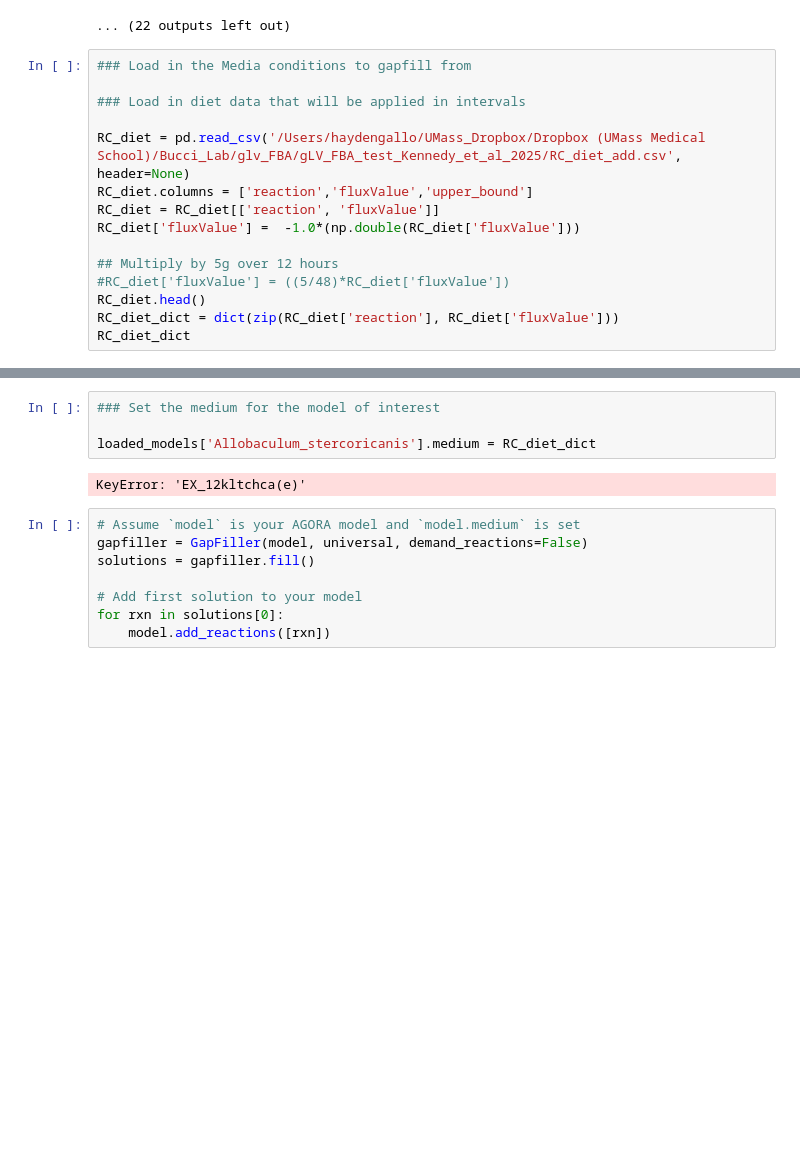
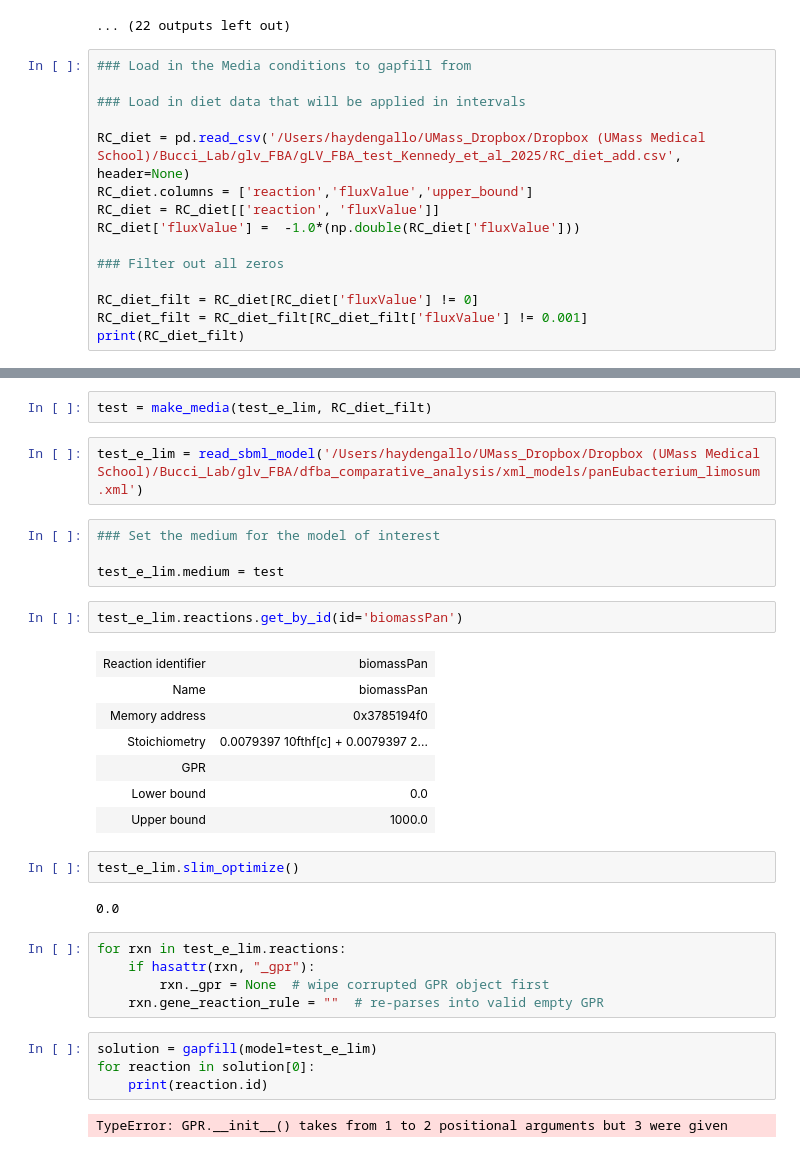
Before and after one commit to haydengallo/glv_dfba, a Jupyter notebook: gap_filling_AGORA.ipynb, the cells around one changed output, grey strips where cells are left out. Cells and saved outputs as stored; diff of their text form; blank space fills up the shorter version.

```diff
--- a/gap_filling_AGORA.ipynb
+++ b/gap_filling_AGORA.ipynb
@@ -86,9 +83,9 @@ RC_diet.columns = ['reaction','fluxValue','upper_bound']
 RC_diet = RC_diet[['reaction', 'fluxValue']]
 RC_diet['fluxValue'] =  -1.0*(np.double(RC_diet['fluxValue']))
 
-## Multiply by 5g over 12 hours
-#RC_diet['fluxValue'] = ((5/48)*RC_diet['fluxValue'])
-RC_diet.head()
-RC_diet_dict = dict(zip(RC_diet['reaction'], RC_diet['fluxValue']))
-RC_diet_dict
+### Filter out all zeros
+
+RC_diet_filt = RC_diet[RC_diet['fluxValue'] != 0]
+RC_diet_filt = RC_diet_filt[RC_diet_filt['fluxValue'] != 0.001]
+print(RC_diet_filt)
 # %% [output]
@@ -112,14 +118,33 @@ RC_diet_dict
+# %%
+test = make_media(test_e_lim, RC_diet_filt)
+# %%
+test_e_lim = read_sbml_model('/Users/haydengallo/UMass_Dropbox/Dropbox (UMass Medical School)/Bucci_Lab/glv_FBA/dfba_comparative_analysis/xml_models/panEubacterium_limosum.xml')
 # %%
 ### Set the medium for the model of interest
 
-loaded_models['Allobaculum_stercoricanis'].medium = RC_diet_dict
+test_e_lim.medium = test
-# %% [output]
-KeyError: 'EX_12kltchca(e)'
-# %%
-# Assume `model` is your AGORA model and `model.medium` is set
-gapfiller = GapFiller(model, universal, demand_reactions=False)
-solutions = gapfiller.fill()
-
-# Add first solution to your model
-for rxn in solutions[0]:
-    model.add_reactions([rxn])
+# %%
+test_e_lim.reactions.get_by_id(id='biomassPan')
+# %% [output]
+| Reaction identifier | biomassPan |
+| Name | biomassPan |
+| Memory address | 0x3785194f0 |
+| Stoichiometry | 0.0079397 10fthf[c] + 0.0079397 2... |
+| GPR |  |
+| Lower bound | 0.0 |
+| Upper bound | 1000.0 |
+# %%
+test_e_lim.slim_optimize()
+# %% [output]
+0.0
+# %%
+for rxn in test_e_lim.reactions:
+    if hasattr(rxn, "_gpr"):
+        rxn._gpr = None  # wipe corrupted GPR object first
+    rxn.gene_reaction_rule = ""  # re-parses into valid empty GPR
+# %%
+solution = gapfill(model=test_e_lim)
+for reaction in solution[0]:
+    print(reaction.id)
+# %% [output]
+TypeError: GPR.__init__() takes from 1 to 2 positional arguments but 3 were given
```
Also changed, not shown: parts of 7 cells of this notebook, 14 other files.
